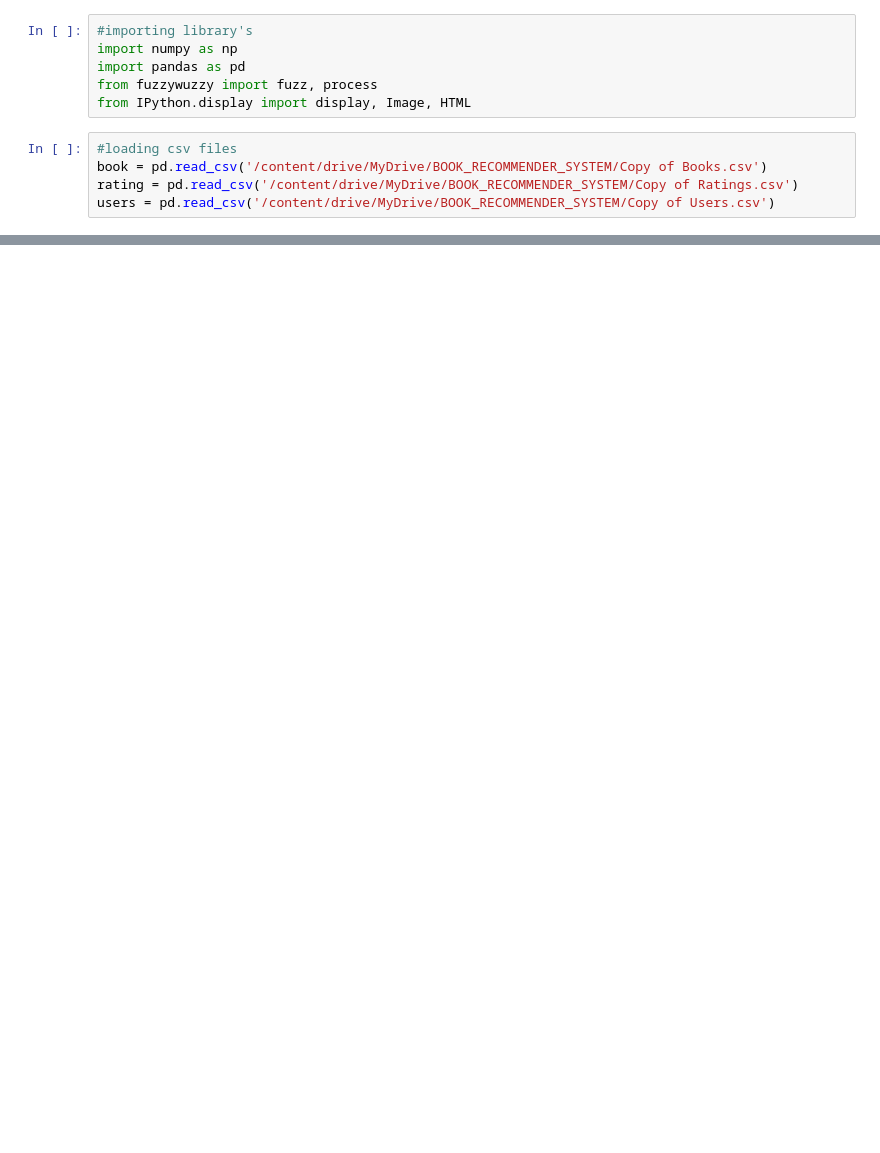
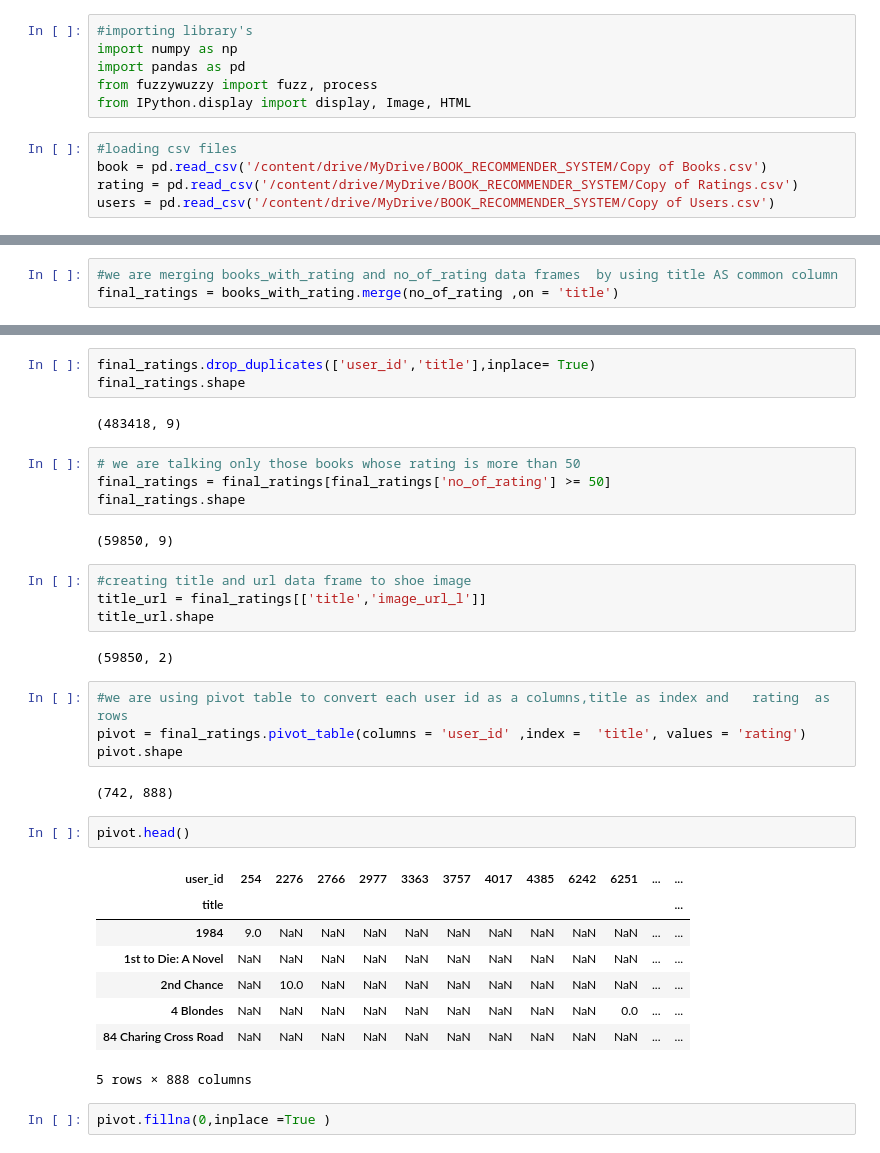
Before and after one commit to surajjorwar/Book-Recommendation-System, a Jupyter notebook: Book_Recommendation_System.ipynb, the cells around one changed output, grey strips where cells are left out. Drawn from its saved outputs; the diff is of its cells as text; blank space fills up the shorter version.

```diff
--- a/Book_Recommendation_System.ipynb
+++ b/Book_Recommendation_System.ipynb
@@ -21,0 +178,3 @@ users = pd.read_csv('/content/drive/MyDrive/BOOK_RECOMMENDER_SYSTEM/Copy of User
+# %%
+#we are merging books_with_rating and no_of_rating data frames  by using title AS common column
+final_ratings = books_with_rating.merge(no_of_rating ,on = 'title')
@@ -21,0 +190,36 @@ users = pd.read_csv('/content/drive/MyDrive/BOOK_RECOMMENDER_SYSTEM/Copy of User
+# %%
+final_ratings.drop_duplicates(['user_id','title'],inplace= True)
+final_ratings.shape
+# %% [output]
+(483418, 9)
+# %%
+# we are talking only those books whose rating is more than 50
+final_ratings = final_ratings[final_ratings['no_of_rating'] >= 50]
+final_ratings.shape
+# %% [output]
+(59850, 9)
+# %%
+#creating title and url data frame to shoe image
+title_url = final_ratings[['title','image_url_l']]
+title_url.shape
+# %% [output]
+(59850, 2)
+# %%
+#we are using pivot table to convert each user id as a columns,title as index and   rating  as rows
+pivot = final_ratings.pivot_table(columns = 'user_id' ,index =  'title', values = 'rating')
+pivot.shape
+# %% [output]
+(742, 888)
+# %%
+pivot.head()
+# %% [output]
+| user_id | 254 | 2276 | 2766 | 2977 | 3363 | 3757 | 4017 | 4385 | 6242 | 6251 | ... | ... |
+| title |  |  |  |  |  |  |  |  |  |  |  | ... |
+| 1984 | 9.0 | NaN | NaN | NaN | NaN | NaN | NaN | NaN | NaN | NaN | ... | ... |
+| 1st to Die: A Novel | NaN | NaN | NaN | NaN | NaN | NaN | NaN | NaN | NaN | NaN | ... | ... |
+| 2nd Chance | NaN | 10.0 | NaN | NaN | NaN | NaN | NaN | NaN | NaN | NaN | ... | ... |
+| 4 Blondes | NaN | NaN | NaN | NaN | NaN | NaN | NaN | NaN | NaN | 0.0 | ... | ... |
+| 84 Charing Cross Road | NaN | NaN | NaN | NaN | NaN | NaN | NaN | NaN | NaN | NaN | ... | ... |
+5 rows × 888 columns
+# %%
+pivot.fillna(0,inplace =True )
```
Also changed, not shown: parts of 39 cells of this notebook.
